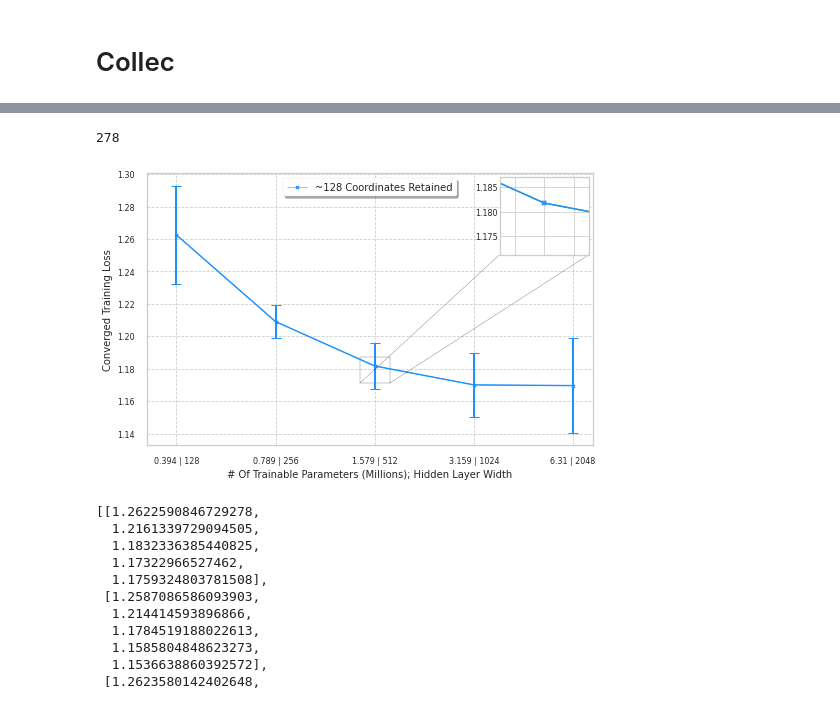
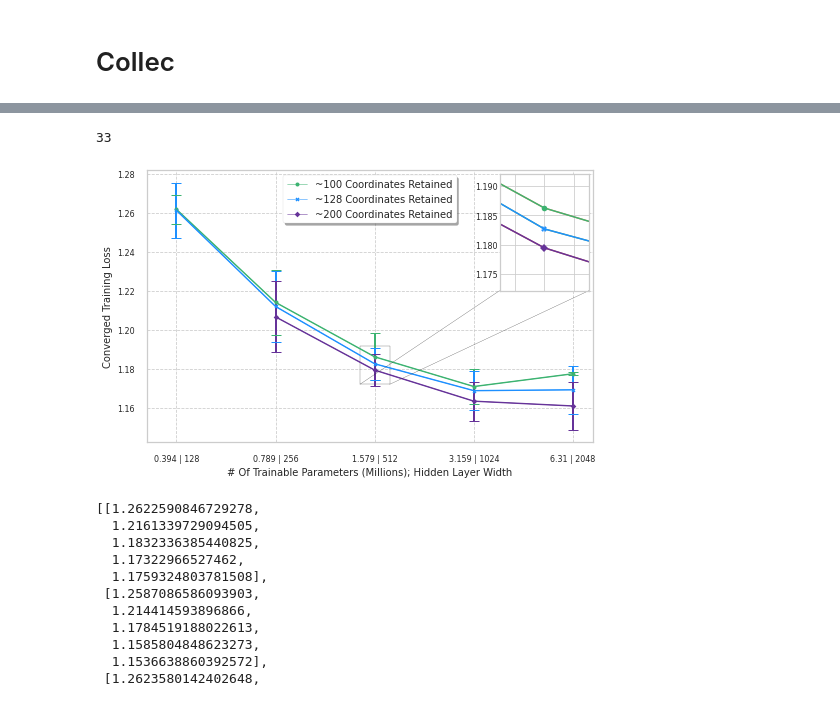
Before and after one commit to arjunarao619/Decent_Opt, a Jupyter notebook: Random_Sparsification.ipynb, the cells around one changed output, grey strips where cells are left out. Saved outputs shown, nothing was run; the diff lists cells and outputs as text; code cells hidden in the pictures.

```diff
--- a/Random_Sparsification.ipynb
+++ b/Random_Sparsification.ipynb
@@ -439,7 +440,7 @@ print(x)
 # %%
-len(loss_dict['sp_0p87_1024']['final_loss'])
+len(loss_dict['sp_0p99_2048']['final_loss'])
 # %% [output]
-278
+33
 # %%
 from mpl_toolkits.axes_grid1.inset_locator import zoomed_inset_axes
 from mpl_toolkits.axes_grid1.inset_locator import mark_inset
@@ -456,7 +457,7 @@ x2 = ['0.789 | 256','1.579 | 512','3.159 | 1024','6.31 | 2048']
 
 ll = 0.001
 
-# #99%
+#99%
 # ax.plot(x, min_loss_99,color='crimson' ,markevery=True, marker = '^',markersize=4, label = '~20 Coordinates Retained',linewidth = 0.5 )
 # err_min_loss_99a = [mean_confidence_interval(err_min_loss_99[l]) for l in range(len(min_loss_99))]
 # (_, caps, _) = ax.errorbar(x, min_loss_99, yerr=err_min_loss_99a, capsize=5, elinewidth=2, color='crimson')
@@ -466,14 +467,14 @@ ll = 0.001
 #     cap.set_color('crimson')
 
 
-# #95%
-# ax.plot(x,min_loss_95,color='mediumseagreen',markevery=True, marker = 'o',markersize=4, label='~100 Coordinates Retained' ,linewidth = 0.5 )
-# err_min_loss_95a = [mean_confidence_interval(err_min_loss_95[l]) for l in range(len(min_loss_95))]
-# (_, caps, _) = ax.errorbar(x, min_loss_95, yerr=err_min_loss_95a, capsize=5, elinewidth=2, color='mediumseagreen')
+#95%
+ax.plot(x,min_loss_95,color='mediumseagreen',markevery=True, marker = 'o',markersize=4, label='~100 Coordinates Retained' ,linewidth = 0.5 )
+err_min_loss_95a = [mean_confidence_interval(err_min_loss_95[l]) for l in range(len(min_loss_95))]
+(_, caps, _) = ax.errorbar(x, min_loss_95, yerr=err_min_loss_95a, capsize=5, elinewidth=2, color='mediumseagreen')
 
-# for cap in caps:
-#     cap.set_markeredgewidth(1)
-#     cap.set_color('mediumseagreen')
+for cap in caps:
+    cap.set_markeredgewidth(1)
+    cap.set_color('mediumseagreen')
 
 #93%
 ax.plot(x,min_loss_93,color='dodgerblue',markevery=True, marker = 'X',markersize=4, label='~128 Coordinates Retained' ,linewidth = 0.5 )
@@ -484,14 +485,14 @@ for cap in caps:
     cap.set_markeredgewidth(1)
     cap.set_color('dodgerblue')
 
-# #90%
-# ax.plot(x2,min_loss_90,color='rebeccapurple',markevery=True, marker = 'D',markersize=4, label='~200 Coordinates Retained', linewidth = 0.5 )
-# err_min_loss_90a = [mean_confidence_interval(err_min_loss_90[l]) for l in range(len(min_loss_90))]
-# (_, caps, _) = ax.errorbar(x2, min_loss_90, yerr=err_min_loss_90a, capsize=5, elinewidth=2, color='rebeccapurple')
+#90%
+ax.plot(x2,min_loss_90,color='rebeccapurple',markevery=True, marker = 'D',markersize=4, label='~200 Coordinates Retained', linewidth = 0.5 )
+err_min_loss_90a = [mean_confidence_interval(err_min_loss_90[l]) for l in range(len(min_loss_90))]
+(_, caps, _) = ax.errorbar(x2, min_loss_90, yerr=err_min_loss_90a, capsize=5, elinewidth=2, color='rebeccapurple')
 
-# for cap in caps:
-#     cap.set_markeredgewidth(1)
-#     cap.set_color('rebeccapurple')
+for cap in caps:
+    cap.set_markeredgewidth(1)
+    cap.set_color('rebeccapurple')
 
 
 
@@ -501,7 +502,7 @@ ax.legend(prop={'size': 10},
 
 ax.set_ylabel('Converged Training Loss',fontsize=10)
 ax.set_xlabel('# Of Trainable Parameters (Millions); Hidden Layer Width',fontsize=10)
-#ax[0].yaxis.set_ticks([1.10,1.12,1.14,1.16,1.18,1.20,1.22,1.24,1.26,1.28,1.30,1.32,1.34])
+# ax[0].yaxis.set_ticks([1.10,1.12,1.14,1.16,1.18,1.20,1.22,1.24,1.26,1.28,1.30,1.32,1.34])
 
 
 
@@ -560,35 +561,35 @@ axins1.grid(True)
 #axins1.style.use('seaborn-whitegrid')
 
 axins1.plot(x,data_points[0])
 axins1.plot(x,data_points[0], marker='^',color='crimson')
 axins1.plot(x,data_points[1])
 axins1.plot(x,data_points[1], marker='o',color='mediumseagreen')
 axins1.plot(x,data_points[2])
 axins1.plot(x,data_points[2], marker='X',color='dodgerblue')
 axins1.plot(x,data_points[3])
 axins1.plot(x,data_points[3], marker='D',color='rebeccapurple')
 # SPECIFY THE LIMITS
-x1, x2, y1, y2 = 1.85,2.15,1.17113784288788,1.1870135385440825
+x1, x2, y1, y2 = 1.85,2.15,1.17213784288788,1.1920135385440825
 axins1.set_xlim(x1, x2)
 axins1.set_ylim(y1, y2)
 
 # FOR ANNOTATING THE 3 POINTS WE ARE ZOOMING ON
 # for dpt,ypt in zip(datapts.T[3],[25]*4):
 #     if dpt > y1 and dpt < y2:
 #         axins1.annotate("%.2f"%(dpt),xy=(ypt,dpt),textcoords='data')
 
 # IF SET TO TRUE, TICKS ALONG
 # THE TWO AXIS WILL BE VISIBLE
 plt.xticks(visible=False)
 plt.yticks(visible=True)
 
 axins1.tick_params(axis="y",direction="in", pad=1.8)
 mark_inset(ax, axins1, loc1=3, loc2=4, fc="none", ec="0.1")
 ax.grid(True, linestyle='--')
 
 plt.savefig('randk.pdf')
 # %% [output]
-[figure, old version]
+[figure, new version]
 # %%
 data_points
 # %% [output]
```
Also changed, not shown: parts of 2 cells of this notebook, 7 other files.
